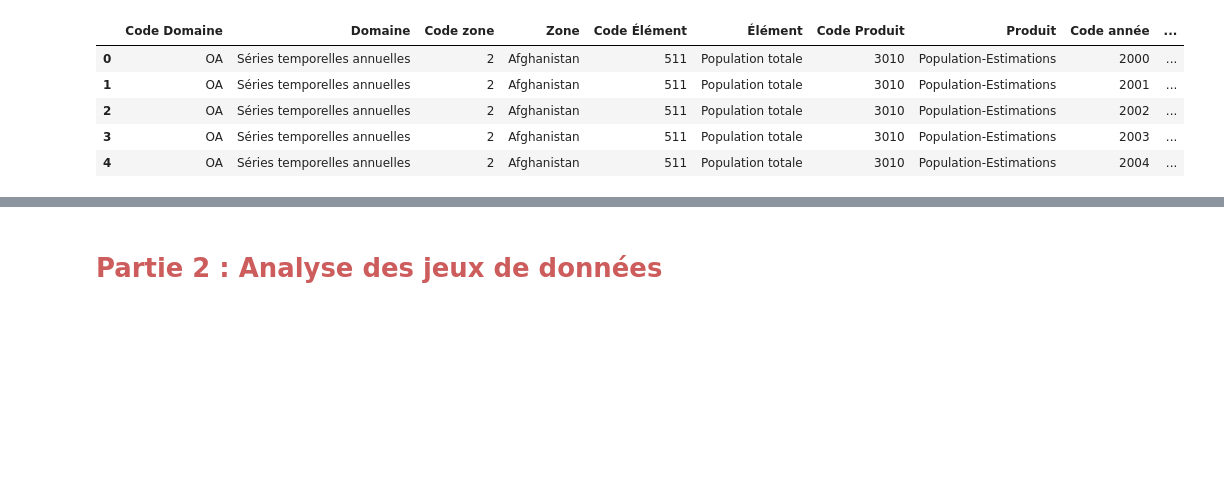
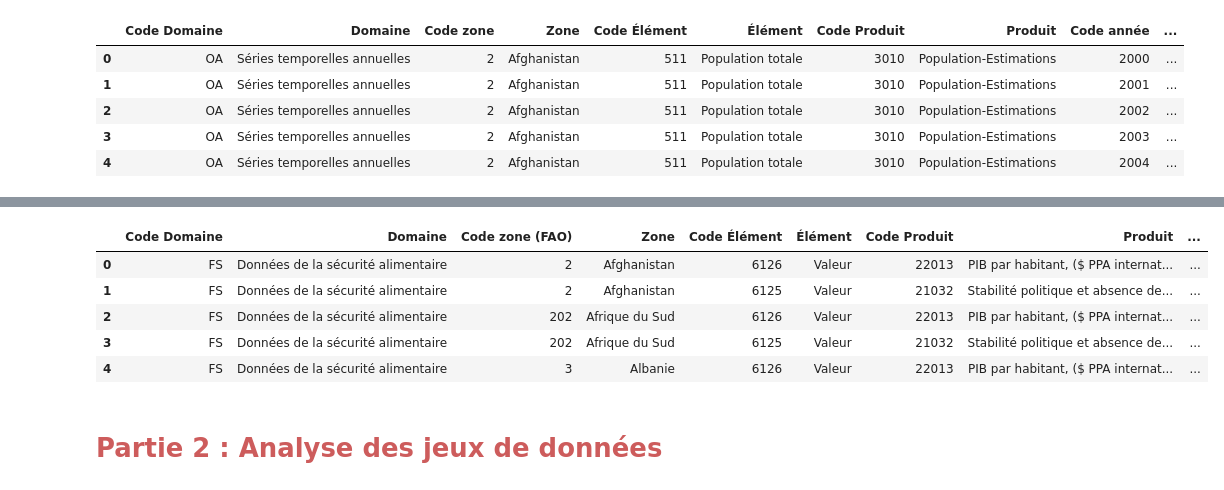
Before and after one commit to Randasabag/Etude-de-march-de-la-poule-qui-chante-avec-Python, a Jupyter notebook: projet9.ipynb, the cells around one changed output, grey strips where cells are left out. Cells and saved outputs as stored; diff of their text form; code cells hidden in the pictures; blank space fills up the shorter version.

```diff
--- a/projet9.ipynb
+++ b/projet9.ipynb
@@ -63,3 +65,5 @@ df_pop.head()
 | 2 | OA | Séries temporelles annuelles | 2 | Afghanistan | 511 | Population totale | 3010 | Population-Estimations | 2002 | ... |
 | 3 | OA | Séries temporelles annuelles | 2 | Afghanistan | 511 | Population totale | 3010 | Population-Estimations | 2003 | ... |
 | 4 | OA | Séries temporelles annuelles | 2 | Afghanistan | 511 | Population totale | 3010 | Population-Estimations | 2004 | ... |
+# %%
+uploaded = files.upload()
@@ -66,3 +73,14 @@ df_pop.head()
+# %%
+#Tableau regroupant les données sur le PIB/habitant et l'indice de stabilité politique
+df_pibind=pd.read_csv(io.BytesIO(uploaded['pibindice.csv']))
+df_pibind.head()
+# %% [output]
+|  | Code Domaine | Domaine | Code zone (FAO) | Zone | Code Élément | Élément | Code Produit | Produit | ... |
+| 0 | FS | Données de la sécurité alimentaire | 2 | Afghanistan | 6126 | Valeur | 22013 | PIB par habitant, ($ PPA internat... | ... |
+| 1 | FS | Données de la sécurité alimentaire | 2 | Afghanistan | 6125 | Valeur | 21032 | Stabilité politique et absence de... | ... |
+| 2 | FS | Données de la sécurité alimentaire | 202 | Afrique du Sud | 6126 | Valeur | 22013 | PIB par habitant, ($ PPA internat... | ... |
+| 3 | FS | Données de la sécurité alimentaire | 202 | Afrique du Sud | 6125 | Valeur | 21032 | Stabilité politique et absence de... | ... |
+| 4 | FS | Données de la sécurité alimentaire | 3 | Albanie | 6126 | Valeur | 22013 | PIB par habitant, ($ PPA internat... | ... |
 # %% [markdown]
 # **<font color='indianred'>Partie 2 : Analyse des jeux de données</font>**
 # %% [markdown]
```
Also changed, not shown: parts of 18 cells of this notebook.
